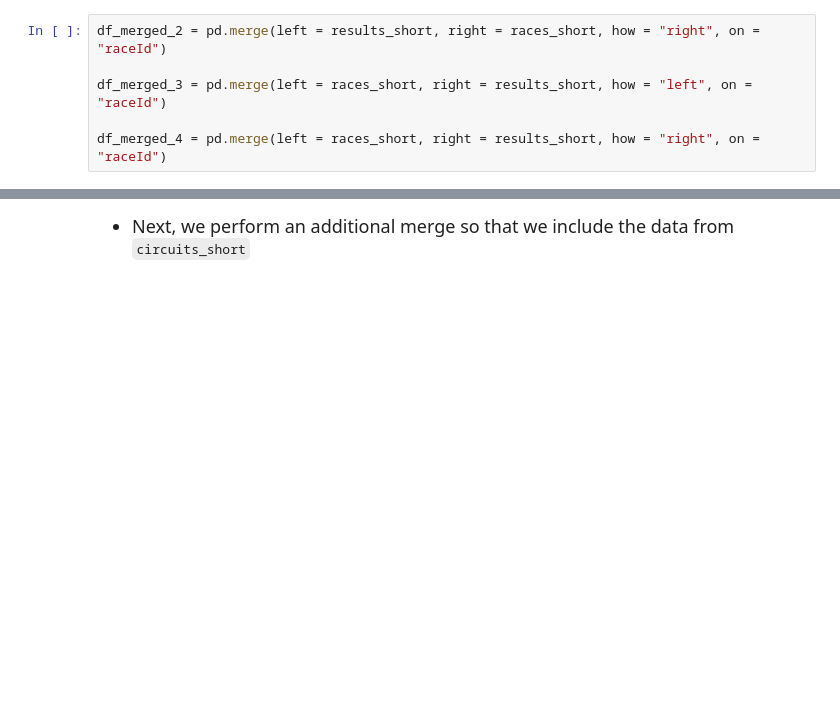
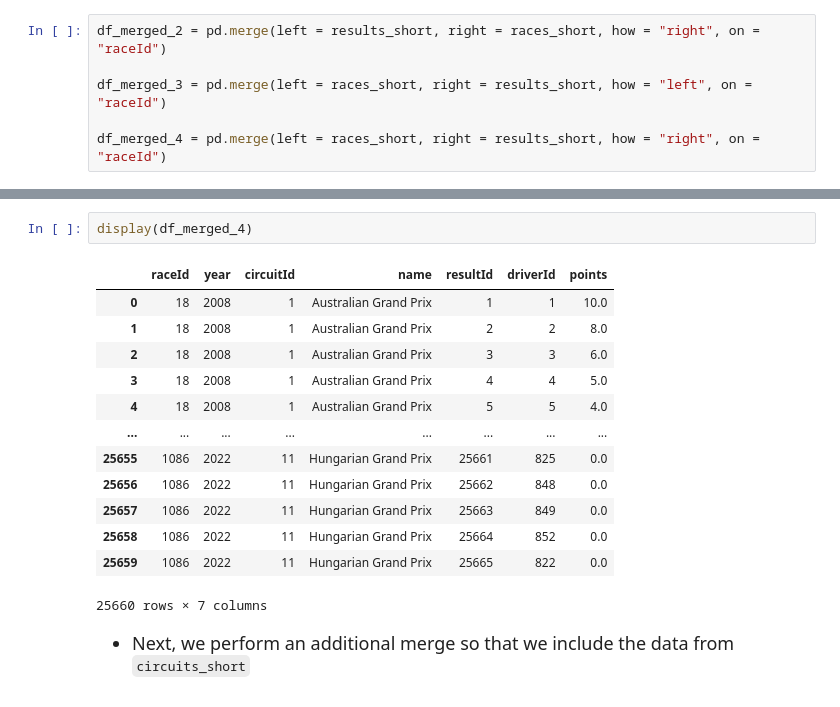
Before and after one commit to michelle1002/datasci151spring2026, a Jupyter notebook: lecture_20/lecture_20b_merging copy.ipynb, the cells around one changed output, grey strips where cells are left out. Cells and saved outputs as stored; diff of their text form; blank space fills up the shorter version.

```diff
--- a/lecture_20/lecture_20b_merging copy.ipynb
+++ b/lecture_20/lecture_20b_merging copy.ipynb
@@ -271,3 +337,19 @@ df_merged_4 = pd.merge(left = races_short, right = results_short, how = "right",
+# %%
+display(df_merged_4)
+# %% [output]
+|  | raceId | year | circuitId | name | resultId | driverId | points |
+| 0 | 18 | 2008 | 1 | Australian Grand Prix | 1 | 1 | 10.0 |
+| 1 | 18 | 2008 | 1 | Australian Grand Prix | 2 | 2 | 8.0 |
+| 2 | 18 | 2008 | 1 | Australian Grand Prix | 3 | 3 | 6.0 |
+| 3 | 18 | 2008 | 1 | Australian Grand Prix | 4 | 4 | 5.0 |
+| 4 | 18 | 2008 | 1 | Australian Grand Prix | 5 | 5 | 4.0 |
+| ... | ... | ... | ... | ... | ... | ... | ... |
+| 25655 | 1086 | 2022 | 11 | Hungarian Grand Prix | 25661 | 825 | 0.0 |
+| 25656 | 1086 | 2022 | 11 | Hungarian Grand Prix | 25662 | 848 | 0.0 |
+| 25657 | 1086 | 2022 | 11 | Hungarian Grand Prix | 25663 | 849 | 0.0 |
+| 25658 | 1086 | 2022 | 11 | Hungarian Grand Prix | 25664 | 852 | 0.0 |
+| 25659 | 1086 | 2022 | 11 | Hungarian Grand Prix | 25665 | 822 | 0.0 |
+25660 rows × 7 columns
 # %% [markdown]
 <font size = "4">
 
```
Also changed, not shown: parts of 8 cells of this notebook, 3 other files.
